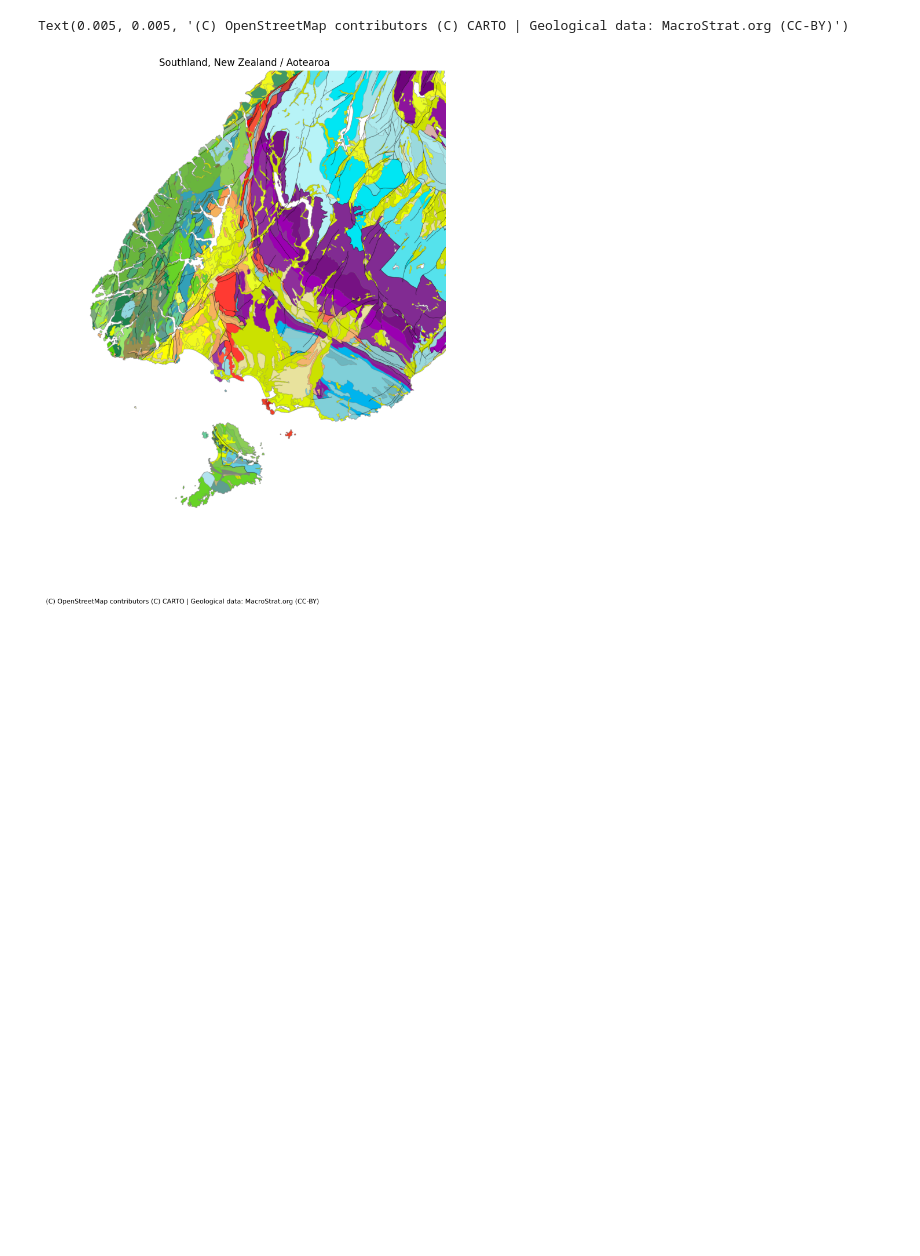
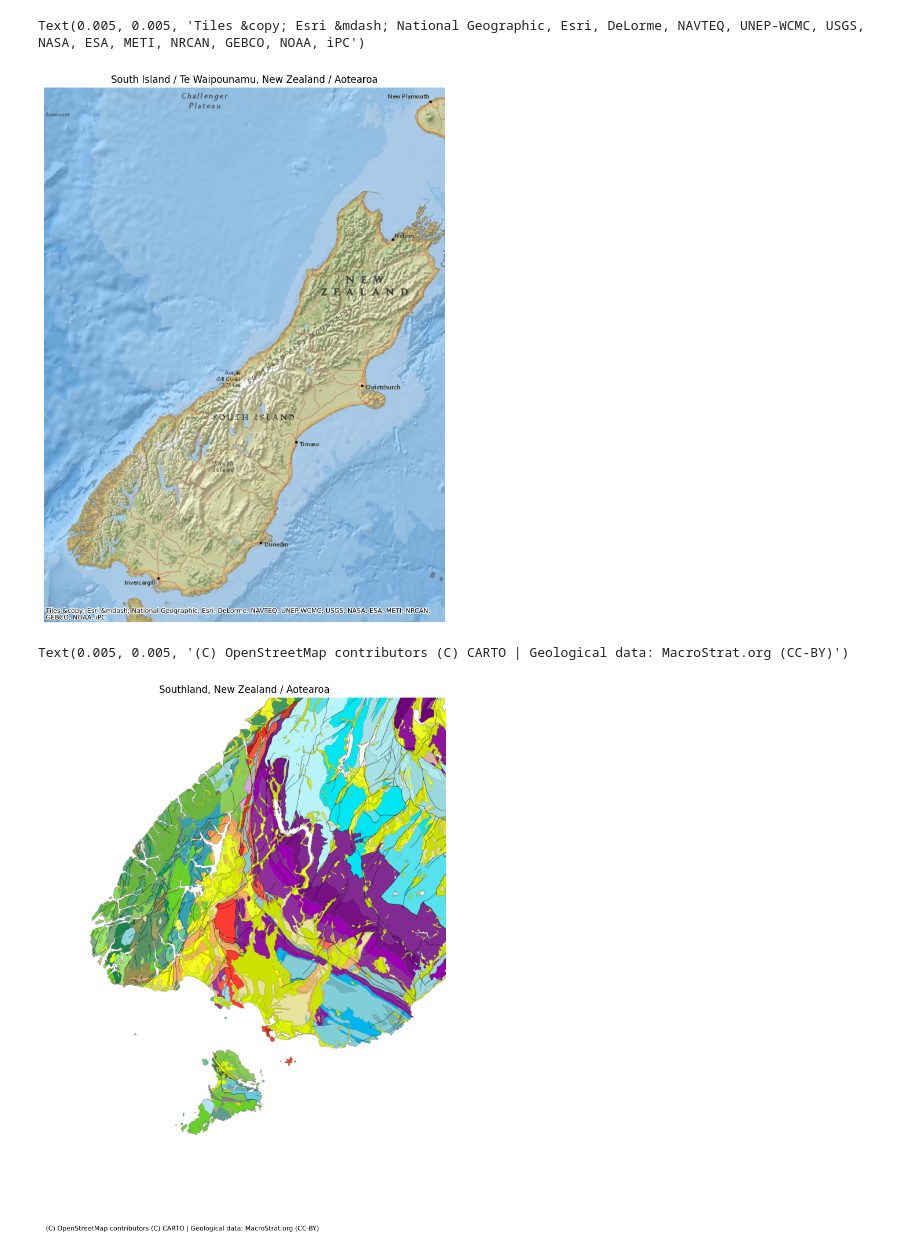
Before and after one commit to kimnewzealand/art-of-maps-2, a Jupyter notebook: generate_maps.ipynb, the cells around one changed output. Cells and saved outputs as stored; diff of their text form; code cells hidden in the pictures; blank space fills up the shorter version.

```diff
--- a/generate_maps.ipynb
+++ b/generate_maps.ipynb
@@ -30,5 +30,14 @@ countries = gpd.read_file(geodatasets.get_path('naturalearth.land'))
 countries.explore()
 # %% [output]
 [interactive output not drawn]
+# %%
+# Create a static NZ map using contextily
+place = ctx.Place('south island, new zealand',source='https://server.arcgisonline.com/ArcGIS/rest/services/NatGeo_World_Map/MapServer/tile/{z}/{y}/{x}')
+base_ax = place.plot()
+attr =  'Tiles &copy; Esri &mdash; National Geographic, Esri, DeLorme, NAVTEQ, UNEP-WCMC, USGS, NASA, ESA, METI, NRCAN, GEBCO, NOAA, iPC'
+ctx.add_attribution(ax=base_ax,text=attr)
+# %% [output]
+Text(0.005, 0.005, 'Tiles &copy; Esri &mdash; National Geographic, Esri, DeLorme, NAVTEQ, UNEP-WCMC, USGS, NASA, ESA, METI, NRCAN, GEBCO, NOAA, iPC')
+[figure, added]
 # %%
 # Create a colourful static Southland map using contextily
```
Also changed, not shown: parts of 3 cells of this notebook, 8 other files.
